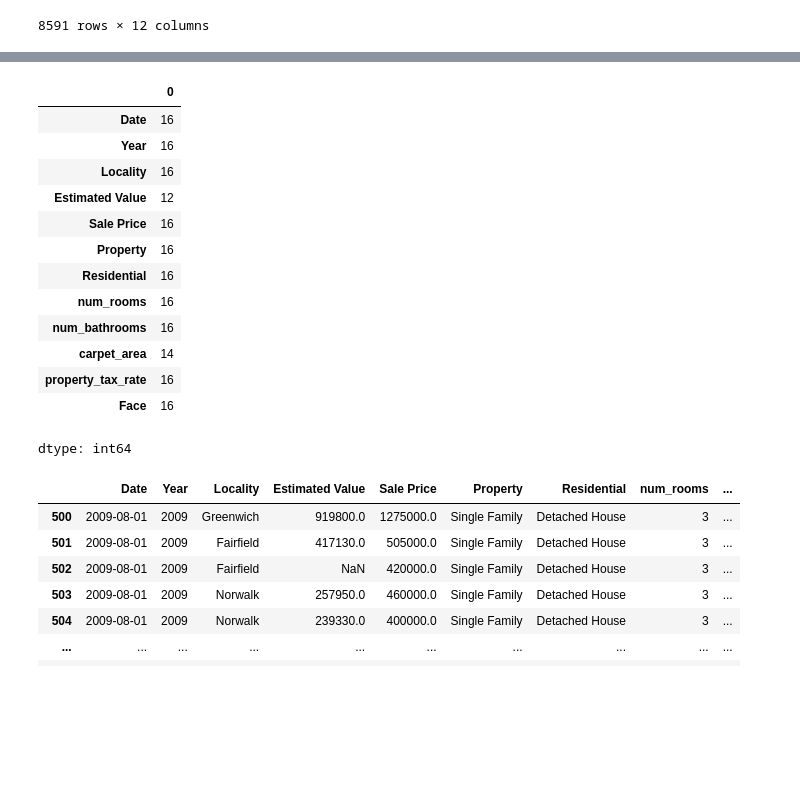
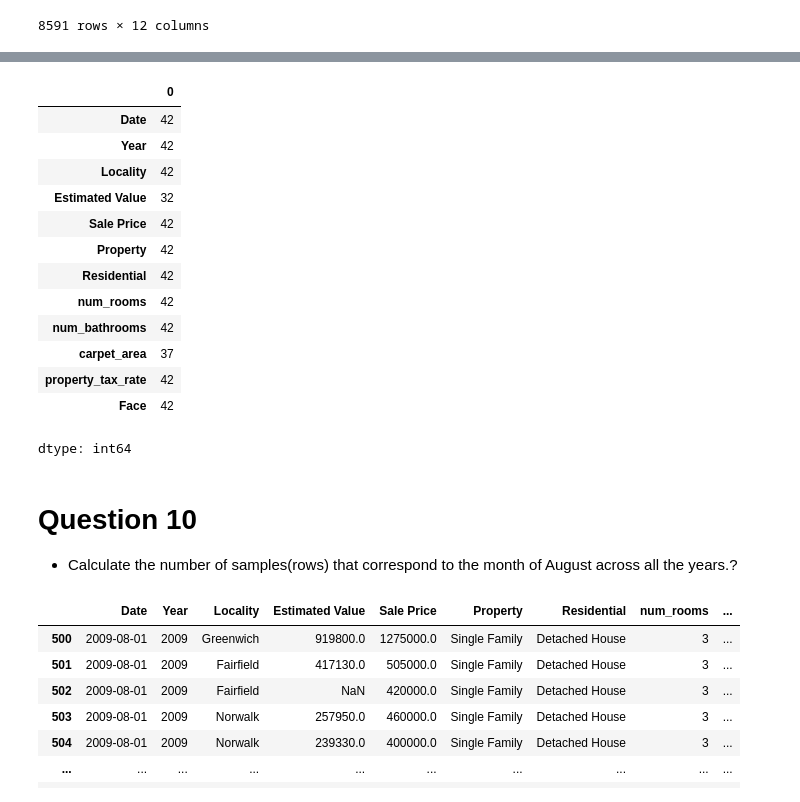
Before and after one commit to arjunpvm/mlp, a Jupyter notebook: week1/GradedAssignment1_2.ipynb, the cells around one changed output, grey strips where cells are left out. Cells and saved outputs as stored; diff of their text form; code cells hidden in the pictures; blank space fills up the shorter version.

```diff
--- a/week1/GradedAssignment1_2.ipynb
+++ b/week1/GradedAssignment1_2.ipynb
@@ -124,21 +189,24 @@ df[condition]
 # %%
-condition = (df["Year"] == 2022) & (df["Locality"] == "Greenwich") & (df["num_rooms"] == 3) & ((df["Face"] == "North") | (df["Face"] == "Ease"))
+condition = (df["Year"] == 2022) & (df["Locality"] == "Greenwich") & (df["num_rooms"] == 3) & ((df["Face"] == "North") | (df["Face"] == "East"))
 df[condition].count()
 # %% [output]
 |  | 0 |
-| Date | 16 |
-| Year | 16 |
-| Locality | 16 |
-| Estimated Value | 12 |
-| Sale Price | 16 |
-| Property | 16 |
-| Residential | 16 |
-| num_rooms | 16 |
-| num_bathrooms | 16 |
-| carpet_area | 14 |
-| property_tax_rate | 16 |
-| Face | 16 |
+| Date | 42 |
+| Year | 42 |
+| Locality | 42 |
+| Estimated Value | 32 |
+| Sale Price | 42 |
+| Property | 42 |
+| Residential | 42 |
+| num_rooms | 42 |
+| num_bathrooms | 42 |
+| carpet_area | 37 |
+| property_tax_rate | 42 |
+| Face | 42 |
 dtype: int64
+# %% [markdown]
+# Question 10
+* Calculate the number of samples(rows) that correspond to the month of August across all the years.?
 # %%
 df["Date"] = pd.to_datetime(df["Date"])
 august_rows = df[df["Date"].dt.month == 8]
```
Also changed, not shown: parts of 17 cells of this notebook.
